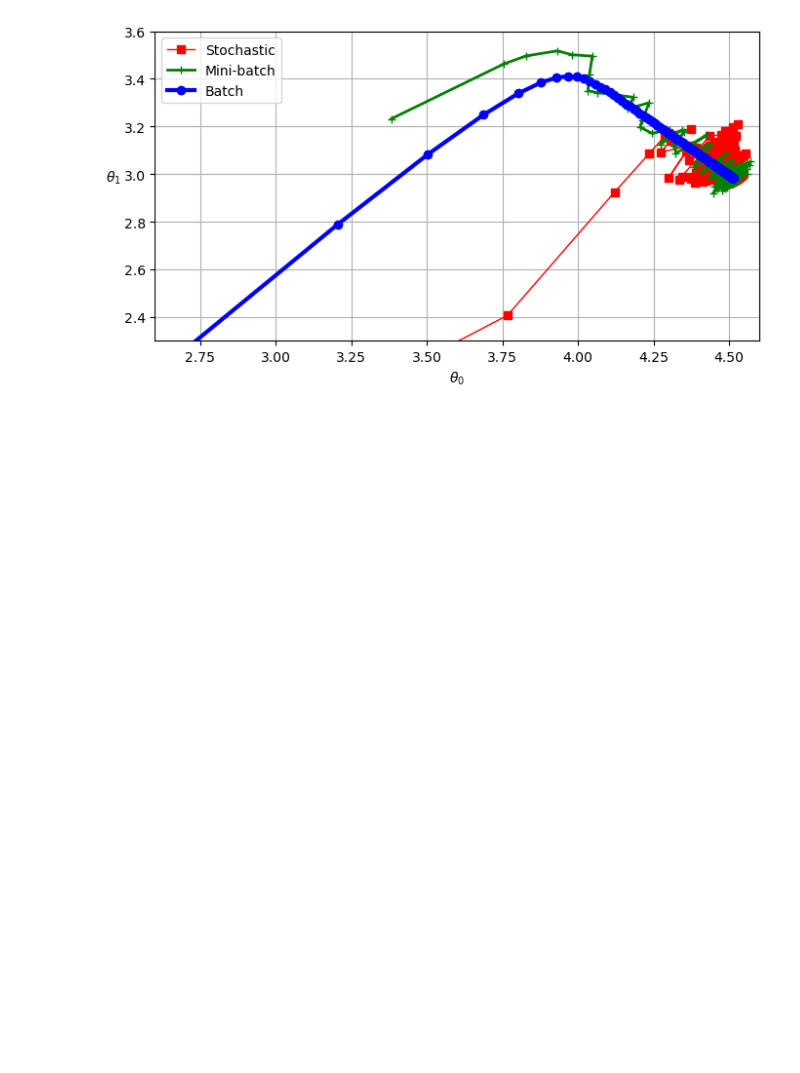
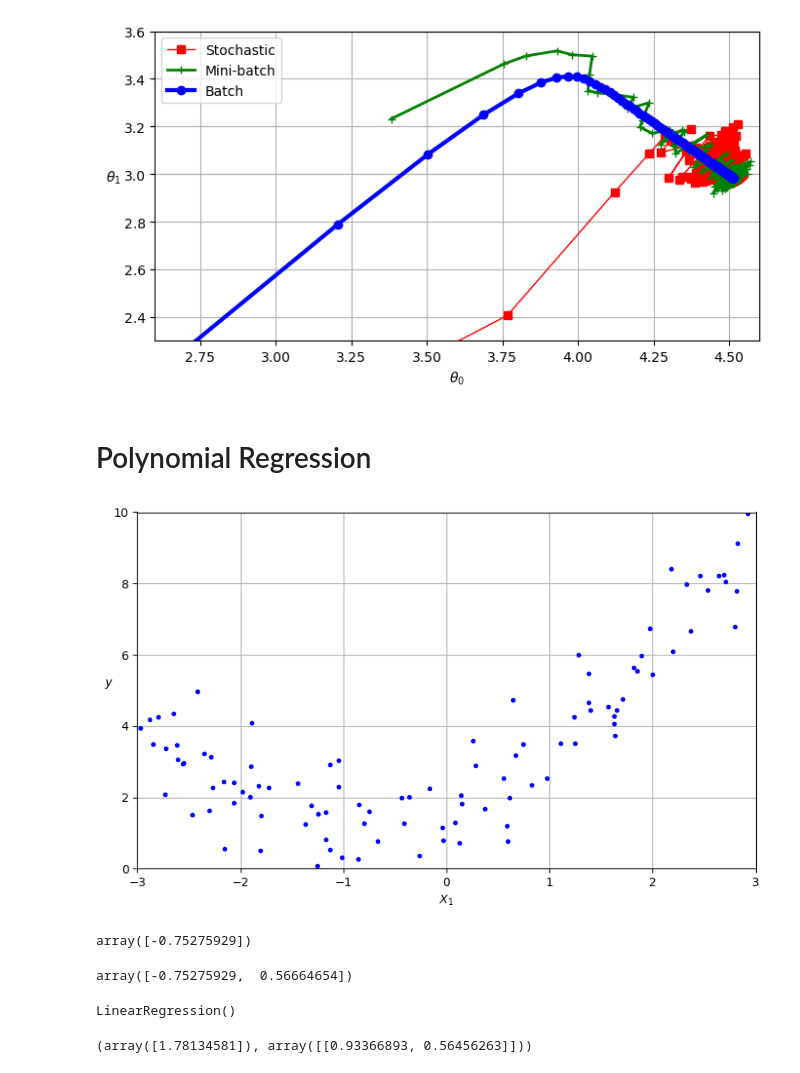
Before and after one commit to Raichi1/Hands-On-Machine-Learning-3rd-Edition, a Jupyter notebook: Chapter-4_Training-Models/code/code.ipynb, the cells around one changed output. Drawn from its saved outputs; the diff is of its cells as text; code cells hidden in the pictures; blank space fills up the shorter version.

Commit message:
Polynomial Regression

```diff
--- a/Chapter-4_Training-Models/code/code.ipynb
+++ b/Chapter-4_Training-Models/code/code.ipynb
@@ -284,3 +284,24 @@ save_fig("gradient_descent_paths_plot")
 plt.show()
 # %% [output]
 [figure]
+# %% [markdown]
+# Polynomial Regression
+# %%
+np.random.seed(42)
+
+m = 100
+X = 6 * np.random.rand(m, 1) - 3
+y = 0.5 * X**2 + X + 2 + np.random.randn(m, 1)
+# %%
+plt.figure(figsize = (8, 5))
+plt.plot(X, y, "b.")
+
+plt.ylabel("$y$", rotation = 0)
+plt.xlabel("$X_1$")
+
+plt.grid()
+plt.axis([-3, 3, 0, 10])
+save_fig("quadratic_data_plot")
+plt.show()
+# %% [output]
+[figure, added]
@@ -286,0 +313,17 @@ plt.show()
+# %%
+X[0]
+# %% [output]
+array([-0.75275929])
+# %%
+X_poly[0]
+# %% [output]
+array([-0.75275929,  0.56664654])
+# %%
+lin_reg = LinearRegression()
+lin_reg.fit(X_poly, y)
+# %% [output]
+LinearRegression()
+# %%
+lin_reg.intercept_, lin_reg.coef_
+# %% [output]
+(array([1.78134581]), array([[0.93366893, 0.56456263]]))
```
Also changed, not shown: parts of 7 cells of this notebook, 1 other file.
